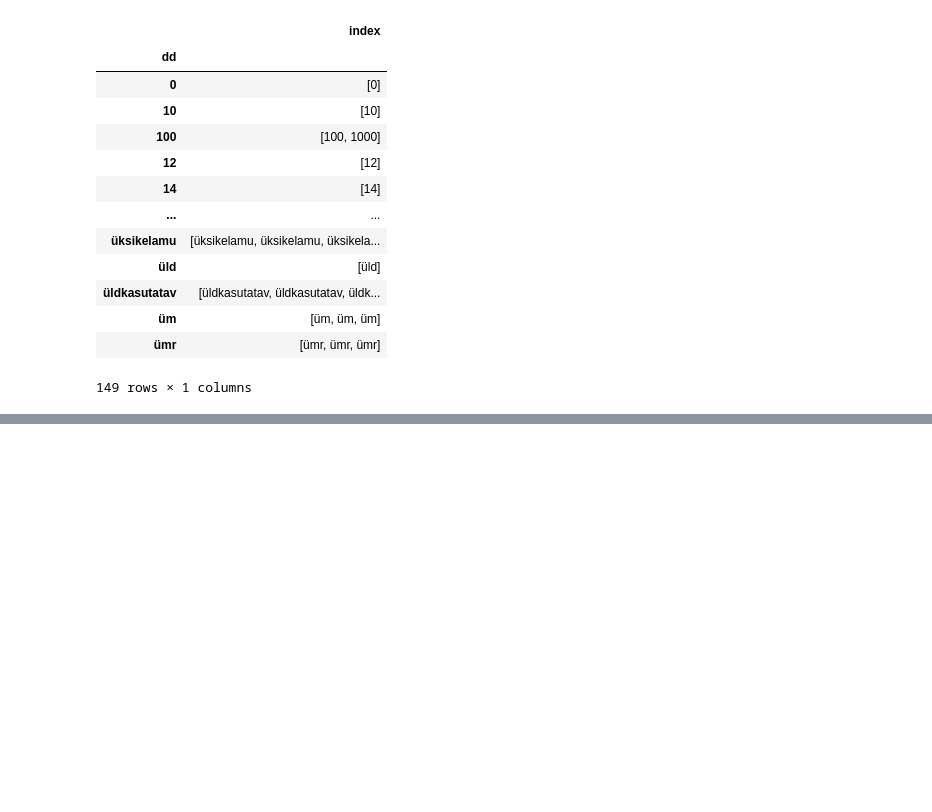
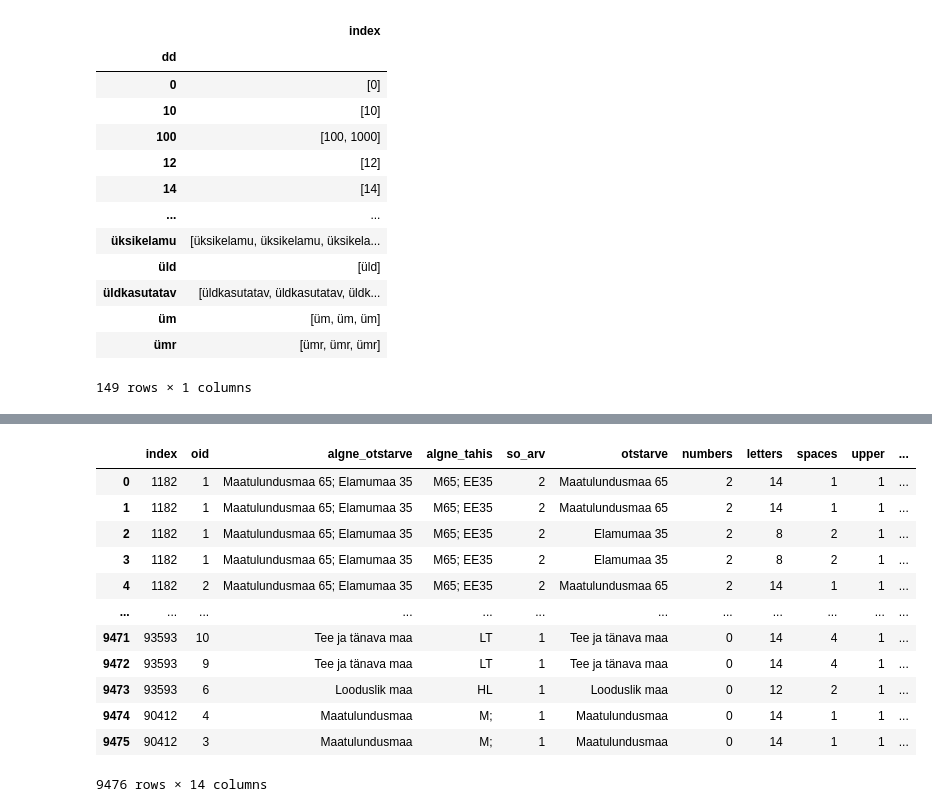
Before and after one commit to taavip/MAPlaneeringud, a Jupyter notebook: plan_analyys.ipynb, the cells around one changed output, grey strips where cells are left out. Saved outputs shown, nothing was run; the diff lists cells and outputs as text; code cells hidden in the pictures; blank space fills up the shorter version.

```diff
--- a/plan_analyys.ipynb
+++ b/plan_analyys.ipynb
@@ -496,0 +528,19 @@ result.groupby('index_x')['so_u'].apply(list).reset_index(name='new')
+# %%
+lst_col = 'otstarve_l'
+#df.reset_index(inplace=True)
+df_1 =pd.DataFrame({col:np.repeat(df[col].values, df[lst_col].str.len()) for col in df.columns.difference([lst_col])}).assign(**{lst_col:np.concatenate(df[lst_col].values)})[df.columns.tolist()]
+df_1
+# %% [output]
+|  | index | oid | algne_otstarve | algne_tahis | so_arv | otstarve | numbers | letters | spaces | upper | ... |
+| 0 | 1182 | 1 | Maatulundusmaa 65; Elamumaa 35 | M65; EE35 | 2 | Maatulundusmaa 65 | 2 | 14 | 1 | 1 | ... |
+| 1 | 1182 | 1 | Maatulundusmaa 65; Elamumaa 35 | M65; EE35 | 2 | Maatulundusmaa 65 | 2 | 14 | 1 | 1 | ... |
+| 2 | 1182 | 1 | Maatulundusmaa 65; Elamumaa 35 | M65; EE35 | 2 | Elamumaa 35 | 2 | 8 | 2 | 1 | ... |
+| 3 | 1182 | 1 | Maatulundusmaa 65; Elamumaa 35 | M65; EE35 | 2 | Elamumaa 35 | 2 | 8 | 2 | 1 | ... |
+| 4 | 1182 | 2 | Maatulundusmaa 65; Elamumaa 35 | M65; EE35 | 2 | Maatulundusmaa 65 | 2 | 14 | 1 | 1 | ... |
+| ... | ... | ... | ... | ... | ... | ... | ... | ... | ... | ... | ... |
+| 9471 | 93593 | 10 | Tee ja tänava maa | LT | 1 | Tee ja tänava maa | 0 | 14 | 4 | 1 | ... |
+| 9472 | 93593 | 9 | Tee ja tänava maa | LT | 1 | Tee ja tänava maa | 0 | 14 | 4 | 1 | ... |
+| 9473 | 93593 | 6 | Looduslik maa | HL | 1 | Looduslik maa | 0 | 12 | 2 | 1 | ... |
+| 9474 | 90412 | 4 | Maatulundusmaa | M; | 1 | Maatulundusmaa | 0 | 14 | 1 | 1 | ... |
+| 9475 | 90412 | 3 | Maatulundusmaa | M; | 1 | Maatulundusmaa | 0 | 14 | 1 | 1 | ... |
+9476 rows × 14 columns
```
Also changed, not shown: parts of 22 cells of this notebook.
